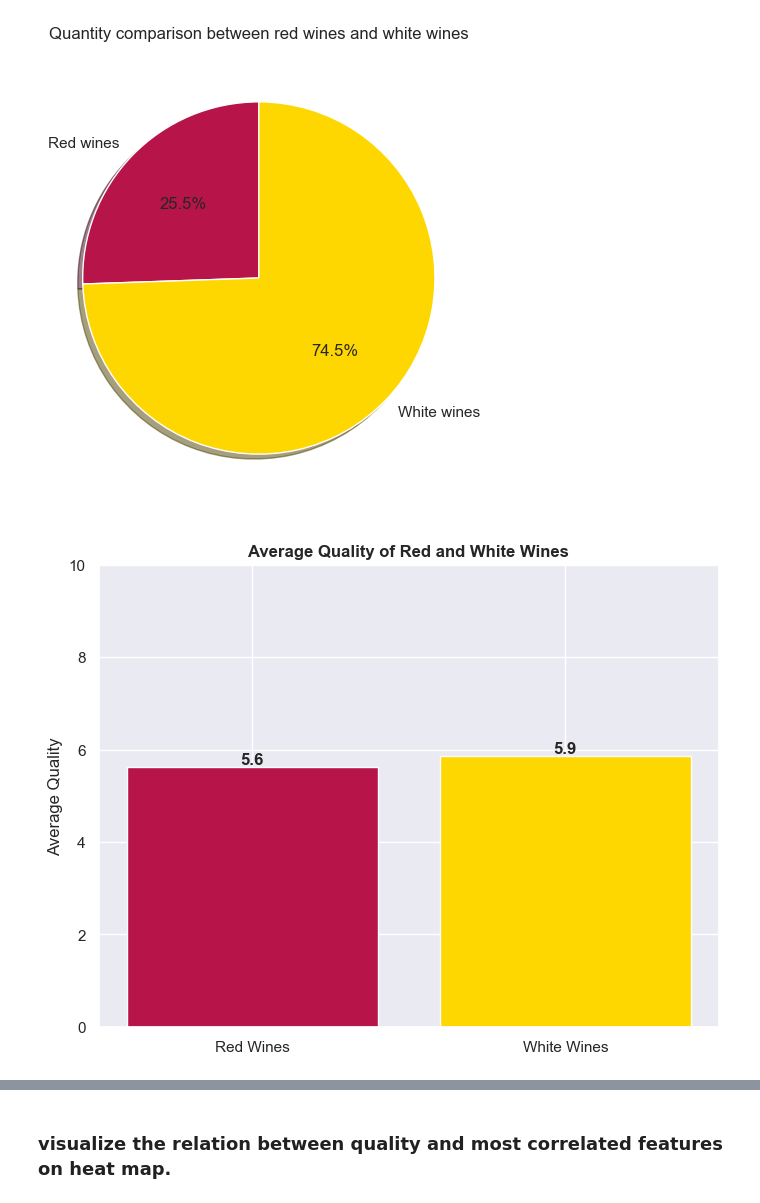
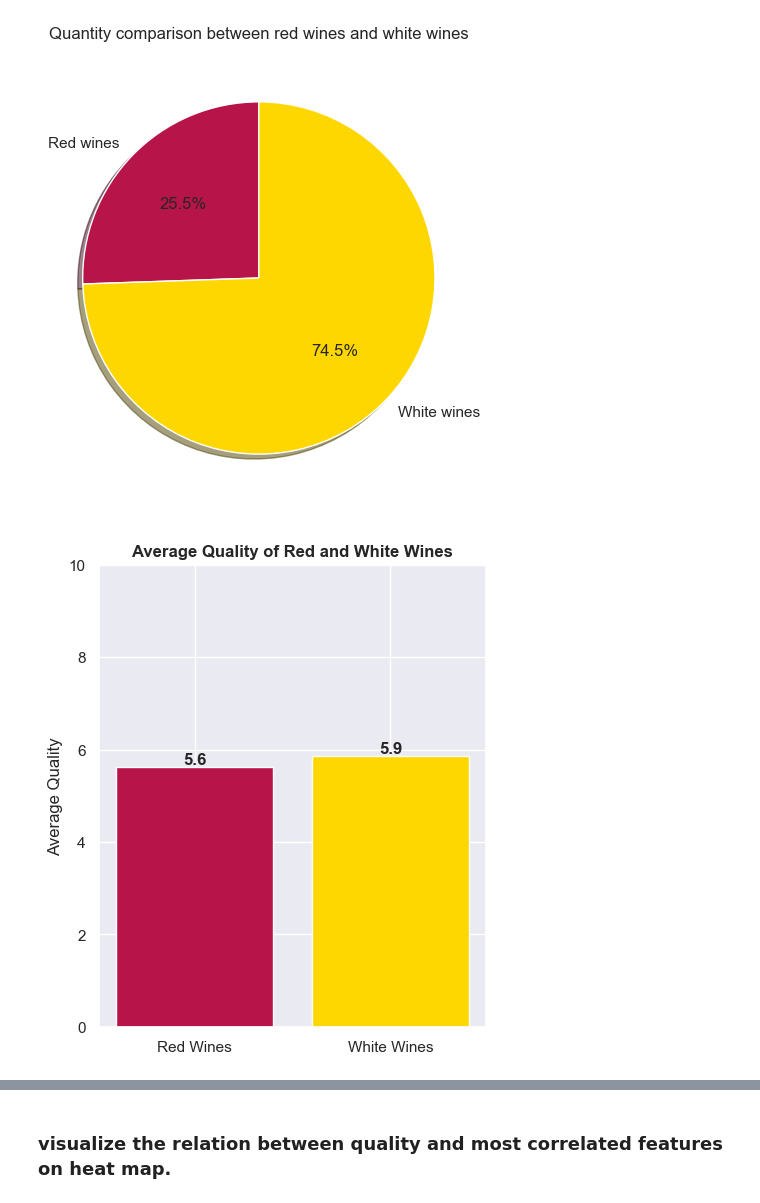
Before and after one commit to airsahin/Wine-Quality, a Jupyter notebook: WineQuality.ipynb, the cells around one changed output, grey strips where cells are left out. Saved outputs shown, nothing was run; the diff lists cells and outputs as text; code cells hidden in the pictures.

```diff
--- a/WineQuality.ipynb
+++ b/WineQuality.ipynb
@@ -61,0 +29,3 @@ df_white = pd.read_csv(path_white, sep=';', header=0, encoding='ascii').copy()
+# %%
+df_red = pd.read_csv('winequality-red.csv', sep=';', header=0).copy()
+df_red
@@ -61,0 +46,3 @@ df_white = pd.read_csv(path_white, sep=';', header=0, encoding='ascii').copy()
+# %%
+df_white = pd.read_csv('winequality-white.csv', sep=';', header=0).copy()
+df_white
@@ -636,30 +660,30 @@ plt.show()
 # %%
 # Create a bar chart
 average_quality = df_wines.groupby('type')['quality'].mean().reset_index()
 
 # Now use 'average_quality' for the bar chart
-plt.figure(figsize=(8, 6))
+plt.figure(figsize=(5, 6))
 
 bars = plt.bar(average_quality['type'], average_quality['quality'], color=colors)
 
 # Set title and labels
 plt.title('Average Quality of Red and White Wines', fontweight='bold')
 
 plt.ylabel('Average Quality')
 plt.xticks([0, 1], ['Red Wines', 'White Wines'])
 
 # Set y-axis limit
 plt.ylim(0, 10)
 
 # Add values above the bars
 for bar in bars:
     plt.text(bar.get_x() + bar.get_width()/2, bar.get_height(), f'{bar.get_height():.1f}',
              ha='center', va='bottom', fontweight='bold')
 
 # Show the plot
 plt.show()
 # %% [output]
-[figure, old version]
+[figure, new version]
 # %%
 # create a barplot for white wines according to quality label
 
```
Also changed, not shown: parts of 38 cells of this notebook, 2 other files.
